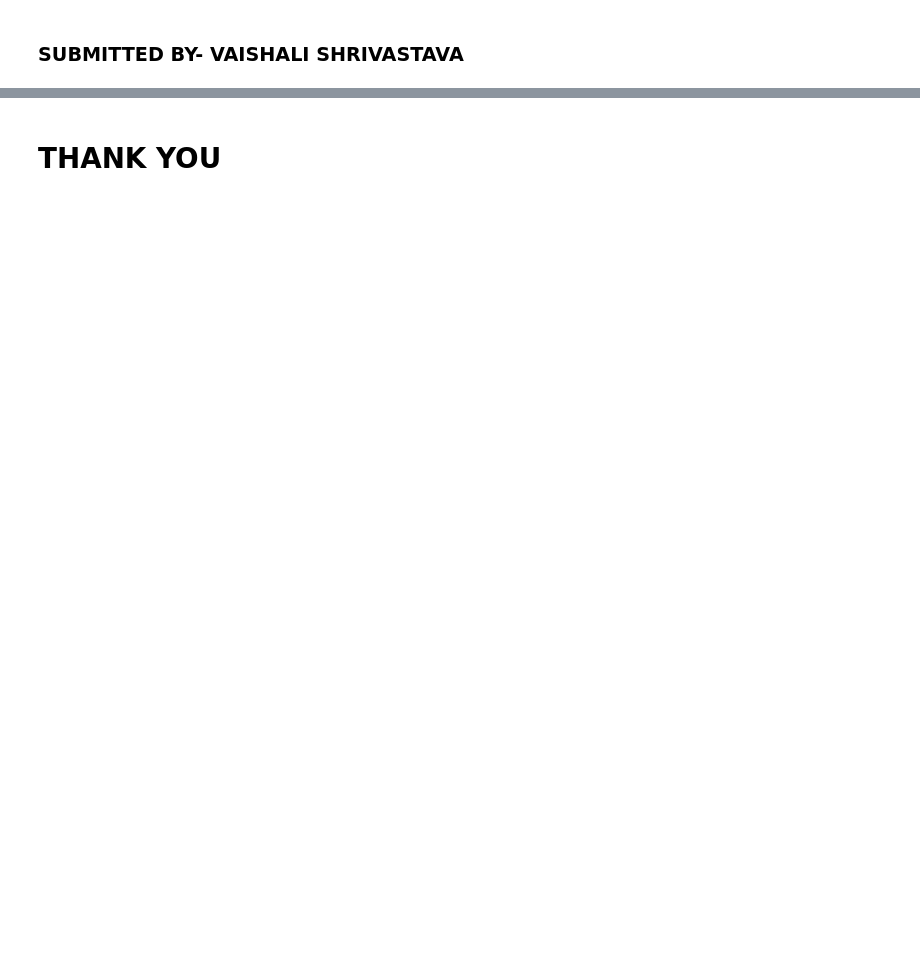
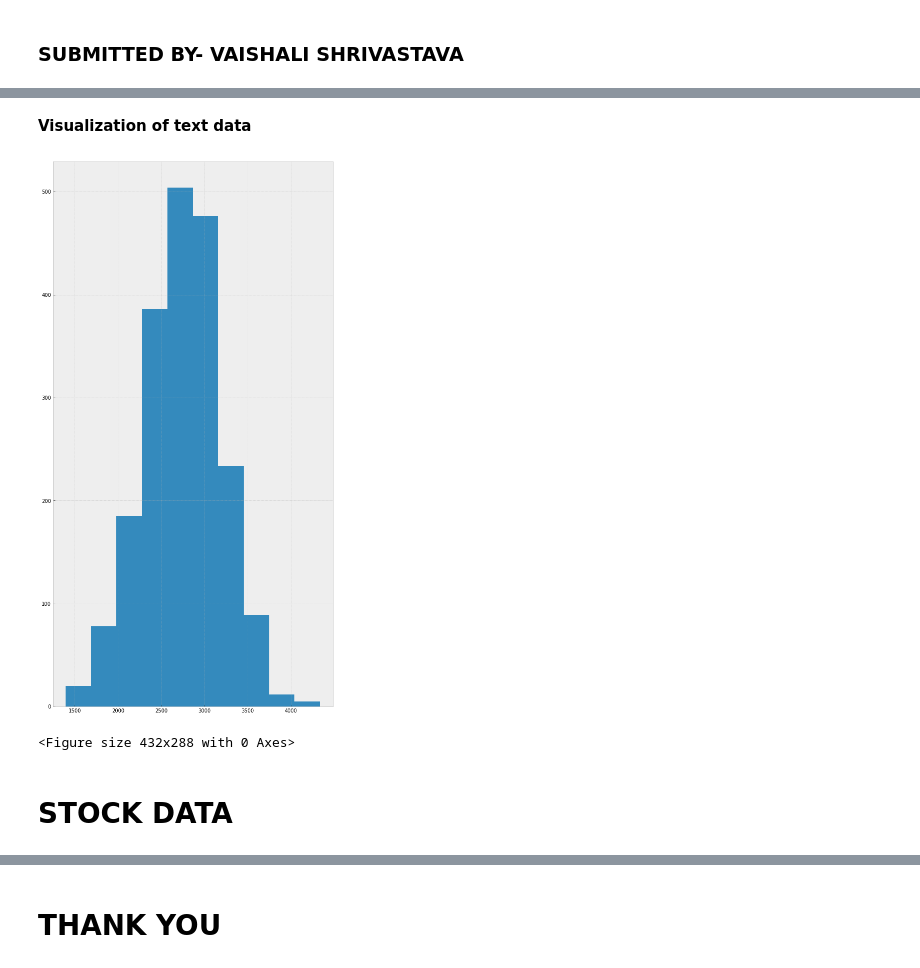
Before and after one commit to vaishalishrivastava/STOCK_MARKET_PREDICTION_USING_NUMERICAL_AND_TEXTUAL_ANALYSIS, a Jupyter notebook: STOCK_MARKET_PREDICTION_USING_NUMERICAL_AND_TEXTUAL_ANALYSIS.ipynb, the cells around one changed output, grey strips where cells are left out. Saved outputs shown, nothing was run; the diff lists cells and outputs as text; code cells hidden in the pictures; blank space fills up the shorter version.

```diff
--- a/STOCK_MARKET_PREDICTION_USING_NUMERICAL_AND_TEXTUAL_ANALYSIS.ipynb
+++ b/STOCK_MARKET_PREDICTION_USING_NUMERICAL_AND_TEXTUAL_ANALYSIS.ipynb
@@ -162,0 +101,5 @@ data.head()
+# %%
+#Combine the top news headlines
+headlines = []
+for row in range(0,len(data.index)):
+    headlines.append(' '.join(str(x) for x in data.iloc[row,2:27]))
@@ -162,0 +182,11 @@ data.head()
+# %% [markdown]
+**Visualization of text data**
+# %%
+data['Combined_News'].str.len().hist()
+plt.figure(figsize=(6,4))
+plt.show()
+# %% [output]
+[figure, added]
+<Figure size 432x288 with 0 Axes>
+# %% [markdown]
+# **STOCK DATA**
```
Also changed, not shown: parts of 125 cells of this notebook.
